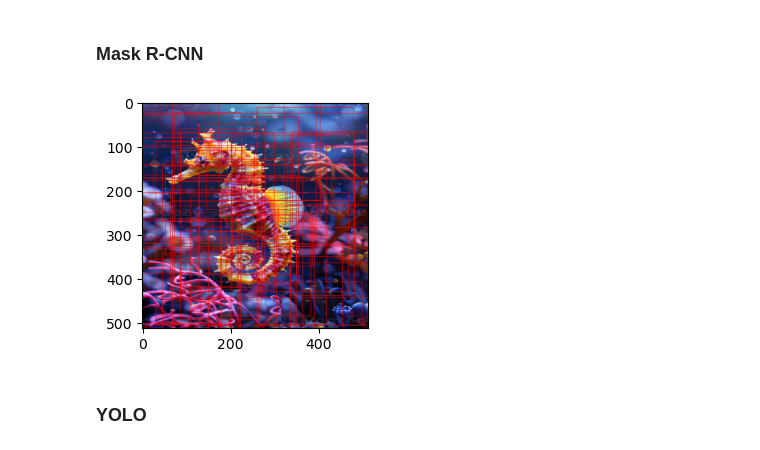
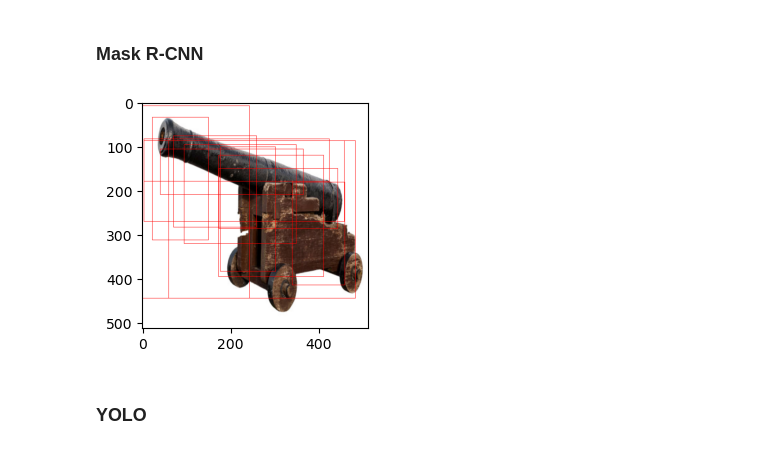
Before and after one commit to RamienM/P2-AA-UIB-CDS, a Jupyter notebook: Practica2.ipynb, the cells around one changed output. Saved outputs shown, nothing was run; the diff lists cells and outputs as text; code cells hidden in the pictures.

Commit message:
Documentation y Mask R-CNN
- Starting Documentation
- New model Mask R-CNN

```diff
--- a/Practica2.ipynb
+++ b/Practica2.ipynb
@@ -74,0 +78,7 @@ Calcula de la media y desviación de los datos
+# %%
+TRAIN = False
+BATCH_SIZE = 64
+BATCH_SIZE_MASK = 25 #NO recomendado, mejor potencias de 2.
+EPOCHS = 100
+learning_rate = 1e-3
+device = torch.device("cuda" if torch.cuda.is_available() else "cpu")
@@ -237,21 +319,7 @@ transform_mask = T.Compose([
     T.ToPureTensor(),
 ])
 
-train_images, test_images, train_masks, test_masks = train_test_split(
-    img_path, masks, test_size=0.2, random_state=42
-)
+# Crea el dataset para entrenamiento
+dataset = CaltechDatasetComplete(images=img_path, masks=masks, annotations=class_names, transforms=transform_mask)
 
-# Crea el dataset para entrenamiento
-train_dataset = CaltechDatasetComplete(images=train_images, masks=train_masks, annotations=class_names, transforms=transform_mask)
-augmentation_factor = 5  # Esto hará que el dataset de entrenamiento se repita 5 veces
-
-# Aumentar el dataset de entrenamiento repitiéndolo
-augmented_train = train_dataset
-for _ in range(augmentation_factor - 1):  # Restamos 1 porque ya tenemos el original
-    augmented_train = ConcatDataset([augmented_train, train_dataset])
-
-# Crea el dataset para prueba
-test_dataset = CaltechDatasetComplete(images=test_images, masks=test_masks, annotations=class_names, transforms=transform_mask)
-
-train_loader_mask = torch.utils.data.DataLoader(augmented_train, BATCH_SIZE_MASK, collate_fn=collate_fn)
-test_loader_mask = torch.utils.data.DataLoader(test_dataset, BATCH_SIZE_MASK, collate_fn=collate_fn)
+train_loader_mask = torch.utils.data.DataLoader(dataset, BATCH_SIZE_MASK, collate_fn=collate_fn)
@@ -935,23 +1006,23 @@ if TRAIN:
 # %%
 modelo_MaskRCNN.eval()
 
 modelo_maskRCNN = modelo_MaskRCNN.to("cpu")
 
-img = Image.open("dataset/test/sea-horse.jpg").convert('RGB')
+img = Image.open("dataset/test/cannon.jpg").convert('RGB')
 transform = transforms.Compose([
     transforms.ToTensor(),
     transforms.Resize((512, 512)),
 ])
 
 tensor = transform(img)[None, :, :, :]
 
 prediction = modelo_MaskRCNN(tensor)
 drawn_boxes = draw_bounding_boxes(tensor[0], prediction[0]['boxes'], colors="red")
 
 plt.subplot(122)
 plt.imshow(drawn_boxes.permute(1, 2, 0));
 # %% [output]
-[figure, old version]
+[figure, new version]
 # %% [markdown]
 ### YOLO
 # %%
```
Also changed, not shown: parts of 27 cells of this notebook.
